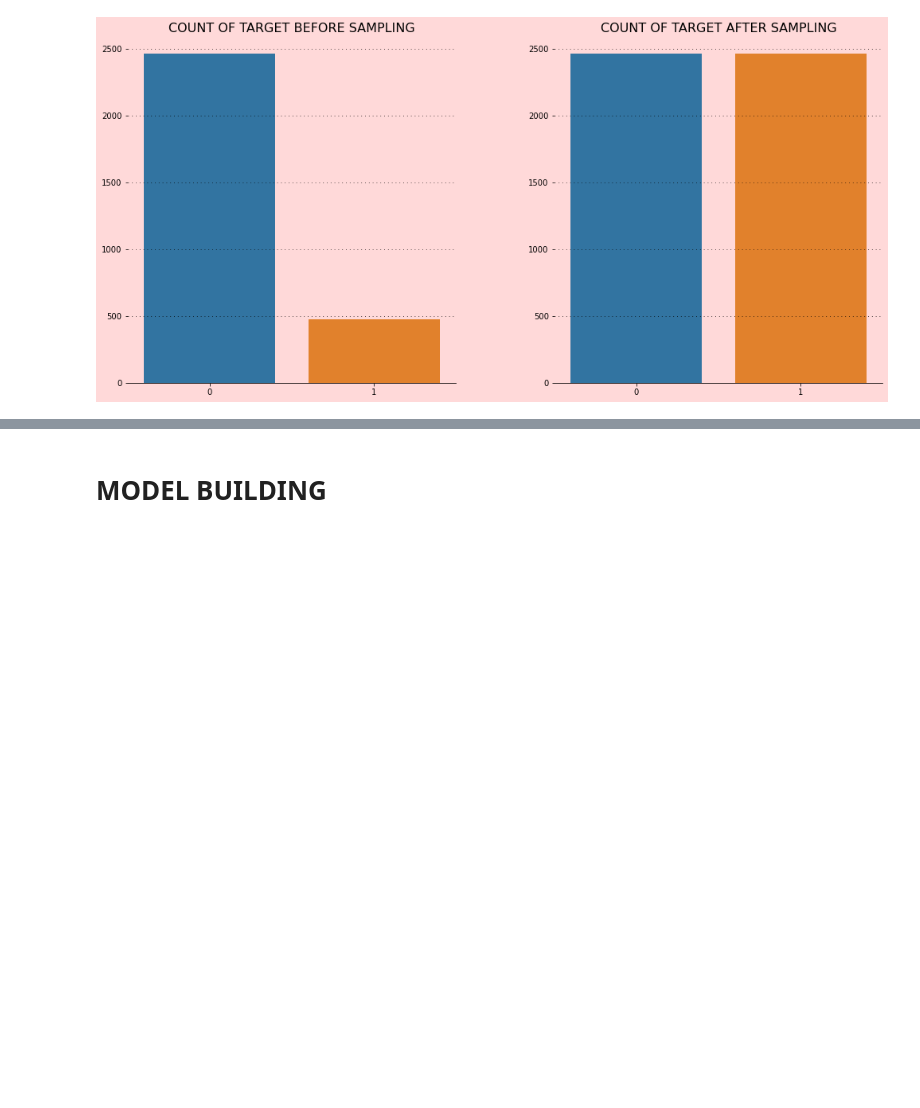
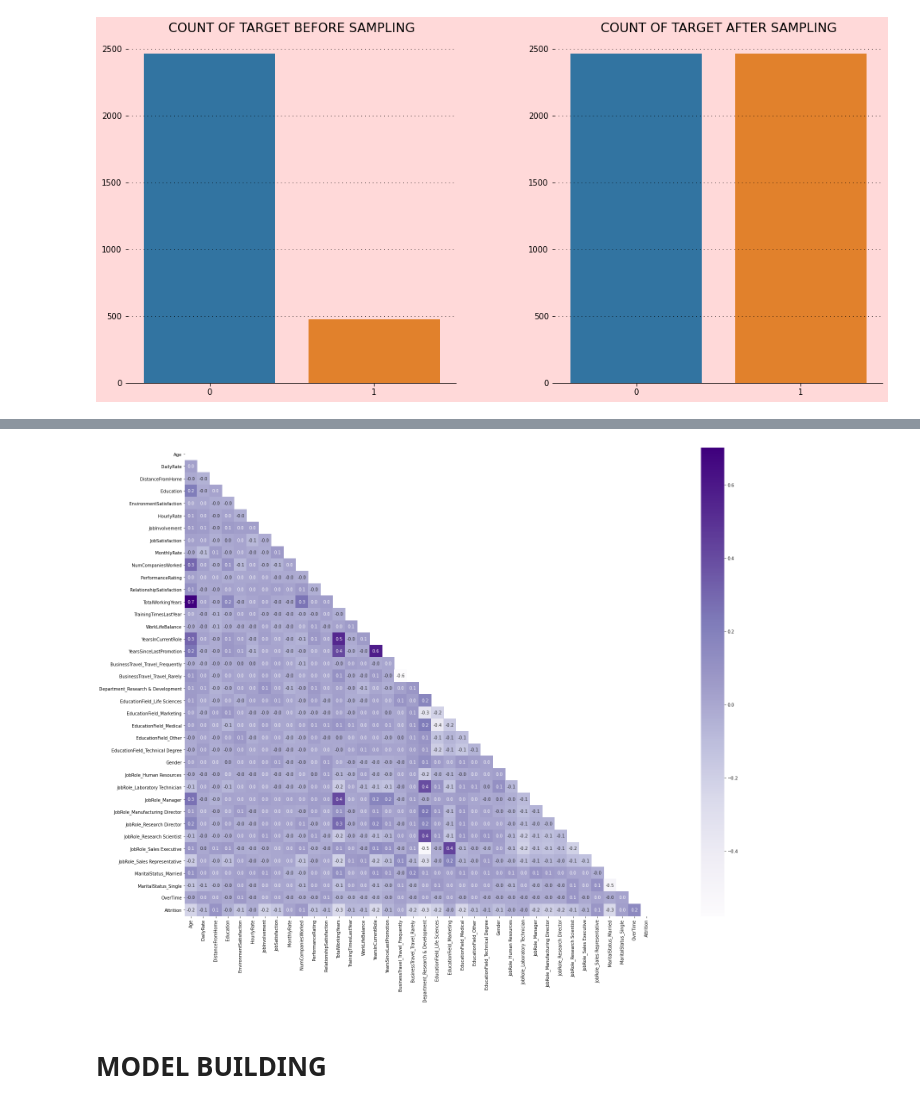
Before and after one commit to Sureshkrishh/Employee-Attrition-Prediction, a Jupyter notebook: Employee_Attrition.ipynb, the cells around one changed output, grey strips where cells are left out. Cells and saved outputs as stored; diff of their text form; code cells hidden in the pictures; blank space fills up the shorter version.

```diff
--- a/Employee_Attrition.ipynb
+++ b/Employee_Attrition.ipynb
@@ -983,3 +1007,16 @@ for position in ['left', 'right', 'top']:
+# %%
+# Removing multi-colinearity
+final_data = balanced_data.drop(['JobLevel', 'MonthlyIncome',
+                                  'PercentSalaryHike', 'YearsAtCompany',
+                                  'StockOptionLevel', 'YearsWithCurrManager',
+                                  'Department_Sales'], axis=1)
+plt.figure(figsize=(40,20))
+correlation = final_data.corr()
+mask = np.triu(correlation)
+sns.heatmap(correlation, annot=True, fmt = '.1f', square=True, mask=mask, cmap='Purples')
+plt.show()
+# %% [output]
+[figure, added]
 # %% [markdown]
 # MODEL BUILDING
 # %% [markdown]
```
Also changed, not shown: parts of 32 cells of this notebook, 1 other file.
